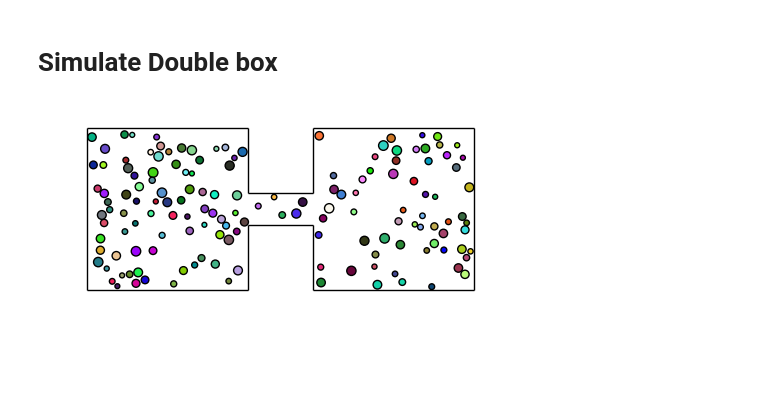
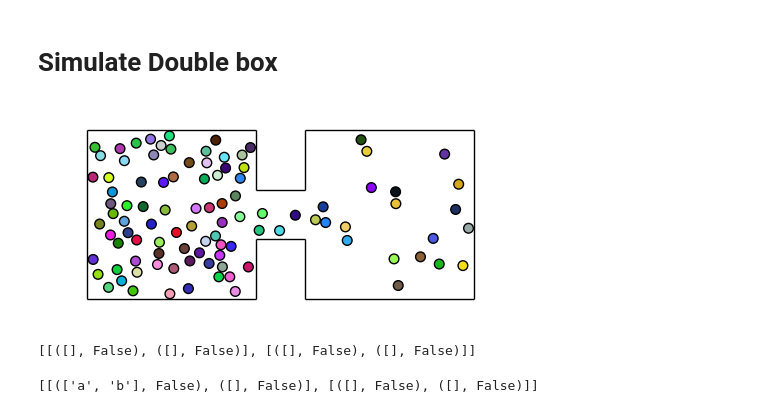
Before and after one commit to seba2390/ParticleSimulations, a Jupyter notebook: main.ipynb, the cells around one changed output. Drawn from its saved outputs; the diff is of its cells as text; code cells hidden in the pictures; blank space fills up the shorter version.

```diff
--- a/main.ipynb
+++ b/main.ipynb
@@ -102,7 +110,7 @@ for _ in range(n_steps):
     circle_scene.simulate(1, dt)
 # %%
 # New parameter to control frame skipping
-skip_frames = 6  # Change this value to skip frames (e.g., 2 to skip every other frame). Makes animation speed up
+skip_frames = 20  # Change this value to skip frames (e.g., 2 to skip every other frame). Makes animation speed up
 
 # Prepare the figure and axes for plotting
 fig, ax = plt.subplots(1, 1, figsize=(3,3))
@@ -146,5 +154,5 @@ adjusted_n_steps = n_steps // skip_frames
 ani = FuncAnimation(fig, update, frames=adjusted_n_steps, interval=30, blit=True)
 
 # Save animation to file (optional)
-ani.save(filename="circle_particle_simulation.gif", writer='pillow')
+ani.save(filename="gravity_circle_particle_simulation.gif", writer='pillow')
 # %% [output]
@@ -175,7 +187,7 @@ for _ in range(n_steps):
     triangle_scene.simulate(1, dt)
 # %%
 # New parameter to control frame skipping
-skip_frames = 6  # Change this value to skip frames (e.g., 2 to skip every other frame). Makes animation speed up
+skip_frames = 20  # Change this value to skip frames (e.g., 2 to skip every other frame). Makes animation speed up
 
 # Prepare the figure and axes for plotting
 fig, ax = plt.subplots(1, 1, figsize=(3, 3))
@@ -225,5 +237,5 @@ adjusted_n_steps = n_steps // skip_frames
 ani = FuncAnimation(fig, update, frames=adjusted_n_steps, interval=30, blit=True)
 
 # Save animation to file (optional)
-ani.save(filename="triangle_particle_simulation.gif", writer='pillow')
+ani.save(filename="gravity_triangle_particle_simulation.gif", writer='pillow')
 # %% [output]
@@ -232,28 +244,36 @@ ani.save(filename="triangle_particle_simulation.gif", writer='pillow')
 # Simulate Double box
 # %%
 # Initialize rectangle scene
-left_width, left_height = 10,10
-right_width, right_height = 10,10
-pipe_width, pipe_height = 4, 2
-double_rectangle_scene = DoubleRectangle(left_dims=(left_height,left_height), right_dims=(right_width,right_height),pipe_dims=(pipe_width,pipe_height))
+left_width, left_height = 7,7
+right_width, right_height = 7,7
+pipe_width, pipe_height = 2, 2
+double_rectangle_scene = DoubleRectangle(left_dims=(left_height,left_height),
+                                         right_dims=(right_width,right_height),
+                                         pipe_dims=(pipe_width,pipe_height),
+                                         vertical_gravity=0.0,
+                                         restitution=1.0)
 
 # Generate particles
-num_particles = 150
-radius_range = (0.15, 0.30)
+num_particles = 100
+radius_range = (0.2, 0.2)
 density_range = (1, 1)
 
 # Add particles to the rectangle scene
-double_rectangle_scene.generate_particles(num_particles=num_particles, radius_range=radius_range, density_range=density_range, location='left')
+double_rectangle_scene.generate_particles(num_particles=num_particles,
+                                          radius_range=radius_range,
+                                          density_range=density_range,
+                                          location='left',
+                                          speed_scaling=10)
 # %%
 # Simulation parameters
-n_steps = 10000
+n_steps = 7000
 dt = 0.0001
 
 for _ in range(n_steps):
     double_rectangle_scene.simulate(1, dt)
 # %%
 # New parameter to control frame skipping
-skip_frames = 6  # Change this value to skip frames (e.g., 2 to skip every other frame). Makes animation speed up
+skip_frames = 20  # Change this value to skip frames (e.g., 2 to skip every other frame). Makes animation speed up
 
 # Prepare the figure and axes for plotting
 fig, ax = plt.subplots(1, 1, figsize=(6, 3))
@@ -276,7 +296,7 @@ ax.hlines(y=right_height, xmin=left_width + pipe_width, xmax=total_width, ls='-'
 ax.hlines(y=0, xmin=left_width + pipe_width, xmax=total_width, ls='-', lw=wall_width, color='black')  # bottom
 ax.vlines(x=total_width, ymin=0, ymax=right_height, ls='-', lw=wall_width, color='black')  # right
 ax.vlines(x=left_width+pipe_width, ymin=0, ymax=left_height/2-pipe_height/2, ls='-', lw=wall_width, color='black')  # right
-ax.vlines(x=left_width+pipe_width, ymin=left_height/2+pipe_height/2, ymax=left_height, ls='-', lw=wall_width, color='black')  # right
+ax.vlines(x=left_width+pipe_width, ymin=left_height/2+pipe_height/2, ymax=right_height, ls='-', lw=wall_width, color='black')  # right
 
 # Draw the pip connecting the containers
 ax.hlines(y=left_height/2+pipe_height/2, xmin=left_width,xmax=left_width+pipe_width, ls='-', lw=wall_width, color='black')
@@ -288,31 +308,43 @@ for particle in double_rectangle_scene.particles:
     circle = plt.Circle(particle.position, particle.radius, facecolor=particle.color, edgecolor='black', fill=True)
     ax.add_patch(circle)
     circles.append(circle)
 
 ax.set_xticks([])
 ax.set_yticks([])
 ax.set_aspect('equal', 'box')
 plt.axis('off')
 
 # Update function for the animation
 def update(frame):
     # Adjust frame based on skip_frames
     frame = frame * skip_frames
 
     # For each particle, get the position from its path_history at the adjusted frame
     for i, particle in enumerate(double_rectangle_scene.particles):
         if frame < len(particle.path_history):  # Ensure the frame doesn't exceed path_history length
             circles[i].center = particle.path_history[frame]  # Update position from path_history
 
     return circles
 
 # Adjust the number of frames based on the skip_frames parameter
 adjusted_n_steps = n_steps // skip_frames
 
 # Create the animation
 ani = FuncAnimation(fig, update, frames=adjusted_n_steps, interval=30, blit=True)
 
 # Save animation to file (optional)
 ani.save(filename="double_rectangle_particle_simulation.gif", writer='pillow')
 # %% [output]
-[figure, old version]
+[figure, new version]
+# %%
+height, width = 2,2
+grid = [[([],False) for _ in range(height)] for _ in range(width)]
+grid
+# %% [output]
+[[([], False), ([], False)], [([], False), ([], False)]]
+# %%
+grid[0][0][0].append('a')
+grid[0][0][0].append('b')
+grid
+# %% [output]
+[[(['a', 'b'], False), ([], False)], [([], False), ([], False)]]
```
Also changed, not shown: parts of 9 cells of this notebook, 6 other files.
